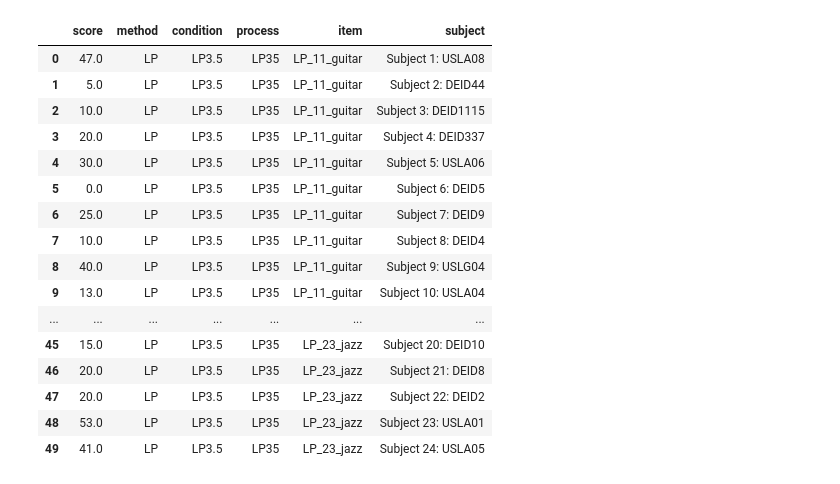
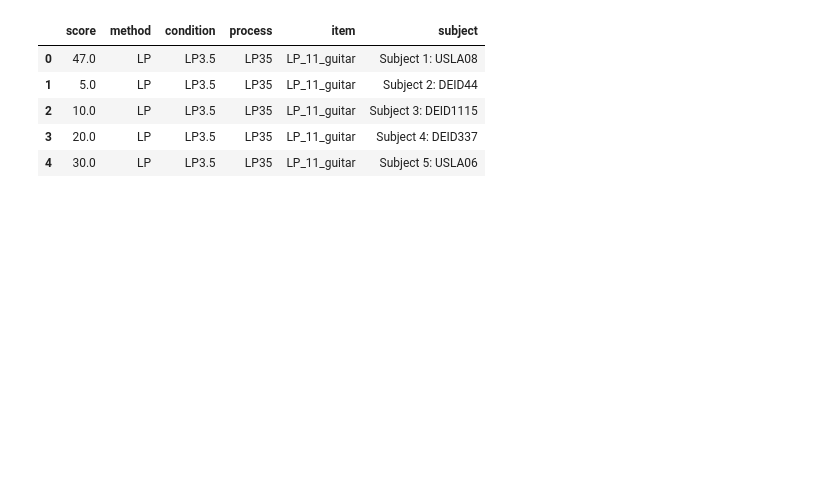
Before and after one commit to cjunwon/ODAQ-SDA, a Jupyter notebook: ODAQ_eda.ipynb, the cells around one changed output. Drawn from its saved outputs; the diff is of its cells as text; code cells hidden in the pictures; blank space fills up the shorter version.

```diff
--- a/ODAQ_eda.ipynb
+++ b/ODAQ_eda.ipynb
@@ -5,20 +7,9 @@ ODAQ_results=pandas.read_csv('./ODAQ/ODAQ_listening_test/ODAQ_results.csv')
 # %%
-ODAQ_results.head(50)
+ODAQ_results.head()
 # %% [output]
 |  | score | method | condition | process | item | subject |
 | 0 | 47.0 | LP | LP3.5 | LP35 | LP_11_guitar | Subject 1: USLA08 |
 | 1 | 5.0 | LP | LP3.5 | LP35 | LP_11_guitar | Subject 2: DEID44 |
 | 2 | 10.0 | LP | LP3.5 | LP35 | LP_11_guitar | Subject 3: DEID1115 |
 | 3 | 20.0 | LP | LP3.5 | LP35 | LP_11_guitar | Subject 4: DEID337 |
 | 4 | 30.0 | LP | LP3.5 | LP35 | LP_11_guitar | Subject 5: USLA06 |
-| 5 | 0.0 | LP | LP3.5 | LP35 | LP_11_guitar | Subject 6: DEID5 |
-| 6 | 25.0 | LP | LP3.5 | LP35 | LP_11_guitar | Subject 7: DEID9 |
-| 7 | 10.0 | LP | LP3.5 | LP35 | LP_11_guitar | Subject 8: DEID4 |
-| 8 | 40.0 | LP | LP3.5 | LP35 | LP_11_guitar | Subject 9: USLG04 |
-| 9 | 13.0 | LP | LP3.5 | LP35 | LP_11_guitar | Subject 10: USLA04 |
-| ... | ... | ... | ... | ... | ... | ... |
-| 45 | 15.0 | LP | LP3.5 | LP35 | LP_23_jazz | Subject 20: DEID10 |
-| 46 | 20.0 | LP | LP3.5 | LP35 | LP_23_jazz | Subject 21: DEID8 |
-| 47 | 20.0 | LP | LP3.5 | LP35 | LP_23_jazz | Subject 22: DEID2 |
-| 48 | 53.0 | LP | LP3.5 | LP35 | LP_23_jazz | Subject 23: USLA01 |
-| 49 | 41.0 | LP | LP3.5 | LP35 | LP_23_jazz | Subject 24: USLA05 |
```
Also changed, not shown: parts of 13 cells of this notebook, 1 other file.
